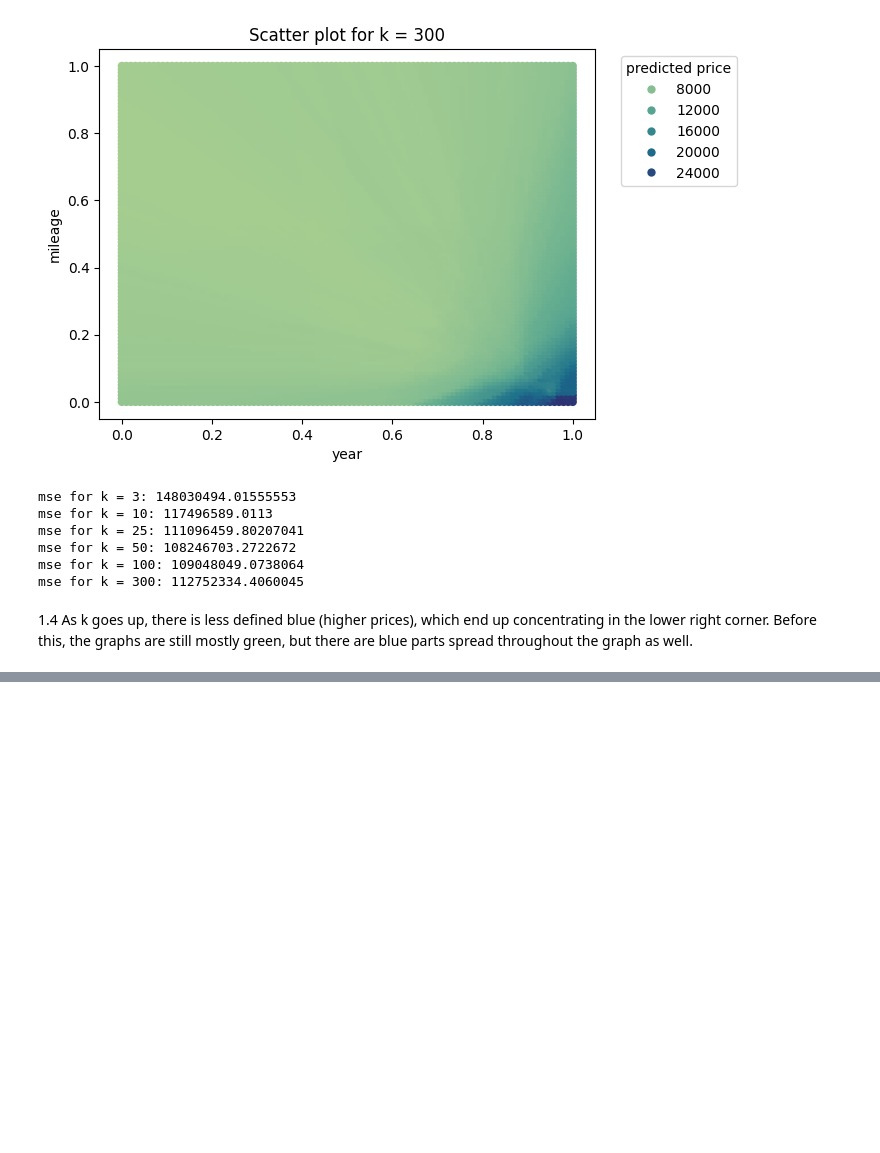
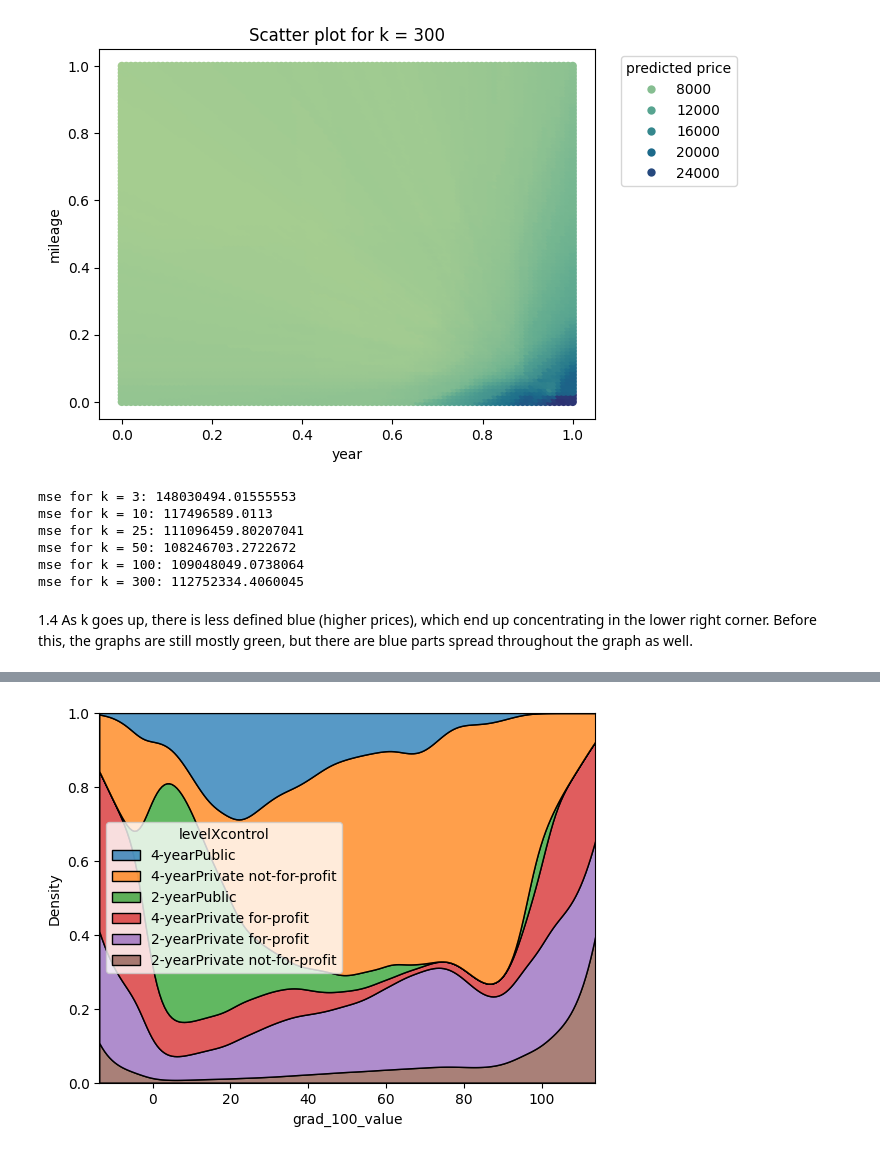
Before and after one commit to kyleegit27/knn, a Jupyter notebook: knn_assignment.ipynb, the cells around one changed output, grey strips where cells are left out. Saved outputs shown, nothing was run; the diff lists cells and outputs as text; code cells hidden in the pictures; blank space fills up the shorter version.

```diff
--- a/knn_assignment.ipynb
+++ b/knn_assignment.ipynb
@@ -180,0 +276,14 @@ mse for k = 300: 112752334.4060045
+# %%
+#1.6 create a new var, make grouped kde, which inst have best grad rates
+
+college['levelXcontrol'] = college['level'] +college['control']
+
+college['levelXcontrol'].describe()
+
+sns.kdeplot(x=college['grad_100_value'], hue = college['levelXcontrol'], multiple = 'fill')
+plt.show()
+
+#It appears that 4-year private not-for-profit schools have the highest density in the upper values indicating a high
+#graduation rate.
+# %% [output]
+[figure, added]
```
Also changed, not shown: parts of 8 cells of this notebook.
